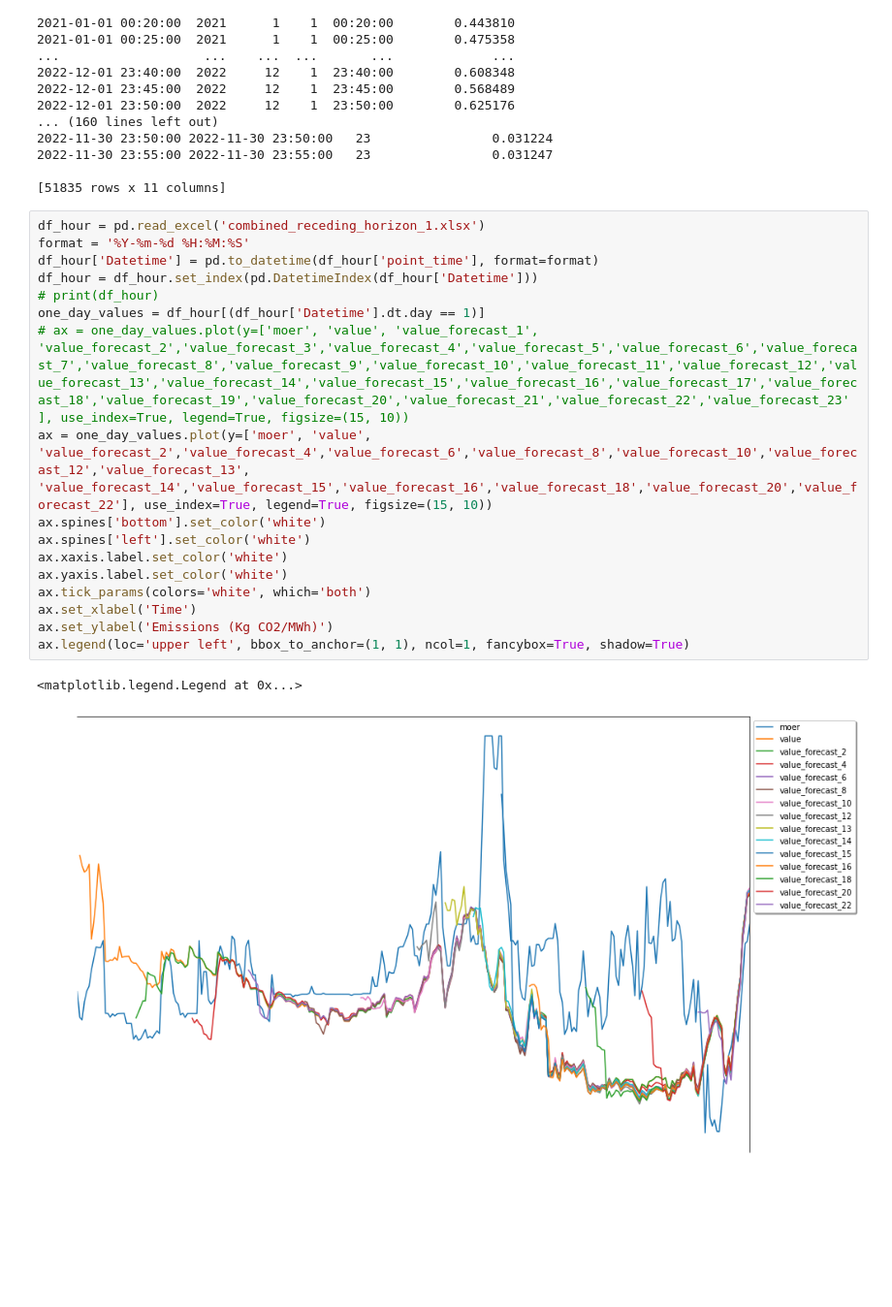
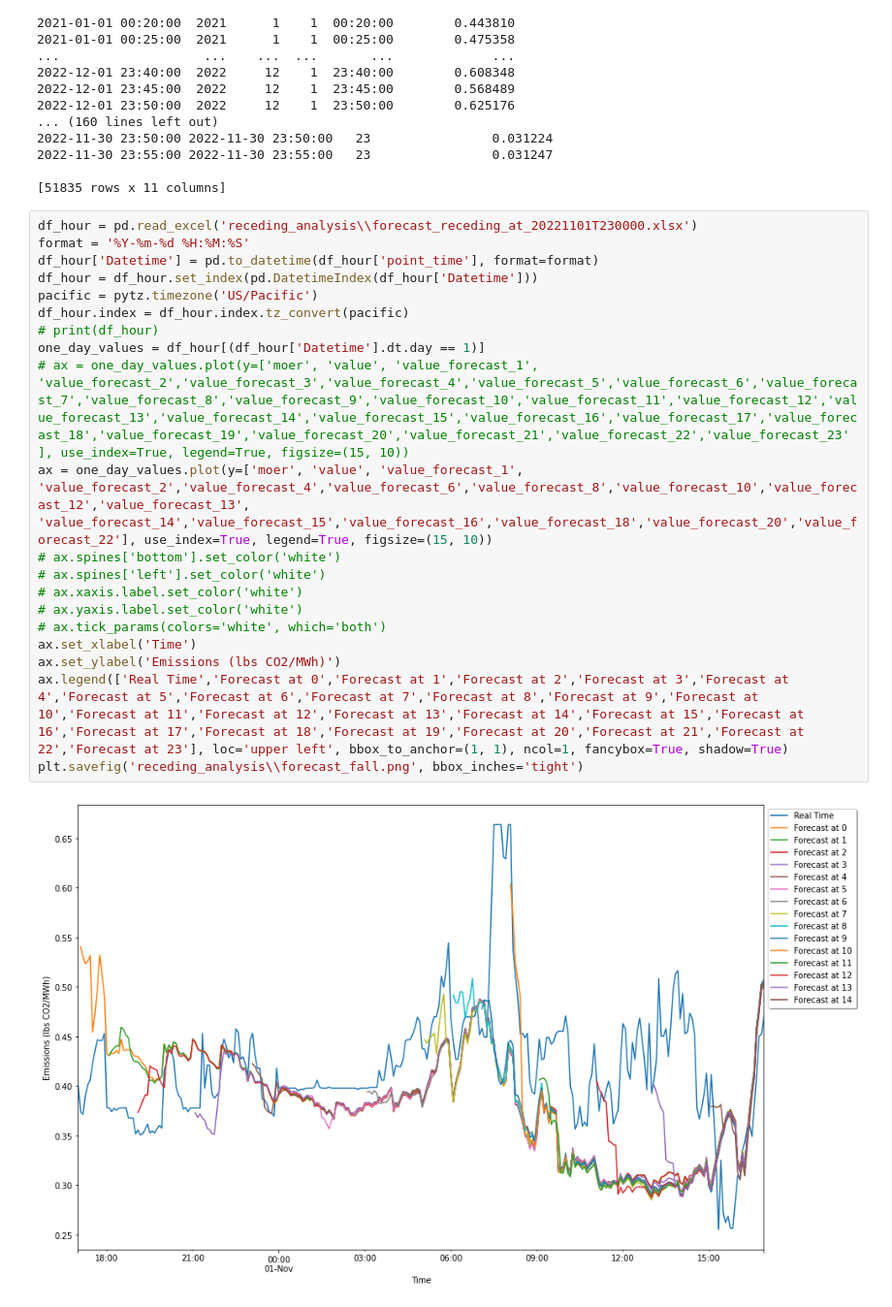
Before and after one commit to ThyanRevolter/CAISO_Emissions_Analysis, a Jupyter notebook: emissions_analysis.ipynb, the cells around one changed output. Shown: that part at 97% size. Saved outputs shown, nothing was run; the diff lists cells and outputs as text; blank space fills up the shorter version.

Commit message:
emission_analysis_add

```diff
--- a/emissions_analysis.ipynb
+++ b/emissions_analysis.ipynb
@@ -199,22 +204,24 @@ Datetime
 
 [51835 rows x 11 columns]
 # %%
-df_hour = pd.read_excel('combined_receding_horizon_1.xlsx')
+df_hour = pd.read_excel('receding_analysis\\forecast_receding_at_20221101T230000.xlsx')
 format = '%Y-%m-%d %H:%M:%S'
 df_hour['Datetime'] = pd.to_datetime(df_hour['point_time'], format=format)
 df_hour = df_hour.set_index(pd.DatetimeIndex(df_hour['Datetime']))
+pacific = pytz.timezone('US/Pacific')
+df_hour.index = df_hour.index.tz_convert(pacific)
 # print(df_hour)
 one_day_values = df_hour[(df_hour['Datetime'].dt.day == 1)]
 # ax = one_day_values.plot(y=['moer', 'value', 'value_forecast_1', 'value_forecast_2','value_forecast_3','value_forecast_4','value_forecast_5','value_forecast_6','value_forecast_7','value_forecast_8','value_forecast_9','value_forecast_10','value_forecast_11','value_forecast_12','value_forecast_13','value_forecast_14','value_forecast_15','value_forecast_16','value_forecast_17','value_forecast_18','value_forecast_19','value_forecast_20','value_forecast_21','value_forecast_22','value_forecast_23' ], use_index=True, legend=True, figsize=(15, 10))
-ax = one_day_values.plot(y=['moer', 'value', 'value_forecast_2','value_forecast_4','value_forecast_6','value_forecast_8','value_forecast_10','value_forecast_12','value_forecast_13', 'value_forecast_14','value_forecast_15','value_forecast_16','value_forecast_18','value_forecast_20','value_forecast_22'], use_index=True, legend=True, figsize=(15, 10))
-ax.spines['bottom'].set_color('white')
-ax.spines['left'].set_color('white')
-ax.xaxis.label.set_color('white')
-ax.yaxis.label.set_color('white')
-ax.tick_params(colors='white', which='both')
+ax = one_day_values.plot(y=['moer', 'value', 'value_forecast_1', 'value_forecast_2','value_forecast_4','value_forecast_6','value_forecast_8','value_forecast_10','value_forecast_12','value_forecast_13', 'value_forecast_14','value_forecast_15','value_forecast_16','value_forecast_18','value_forecast_20','value_forecast_22'], use_index=True, legend=True, figsize=(15, 10))
+# ax.spines['bottom'].set_color('white')
+# ax.spines['left'].set_color('white')
+# ax.xaxis.label.set_color('white')
+# ax.yaxis.label.set_color('white')
+# ax.tick_params(colors='white', which='both')
 ax.set_xlabel('Time')
-ax.set_ylabel('Emissions (Kg CO2/MWh)')
-ax.legend(loc='upper left', bbox_to_anchor=(1, 1), ncol=1, fancybox=True, shadow=True)
+ax.set_ylabel('Emissions (lbs CO2/MWh)')
+ax.legend(['Real Time','Forecast at 0','Forecast at 1','Forecast at 2','Forecast at 3','Forecast at 4','Forecast at 5','Forecast at 6','Forecast at 7','Forecast at 8','Forecast at 9','Forecast at 10','Forecast at 11','Forecast at 12','Forecast at 13','Forecast at 14','Forecast at 15','Forecast at 16','Forecast at 17','Forecast at 18','Forecast at 19','Forecast at 20','Forecast at 21','Forecast at 22','Forecast at 23'], loc='upper left', bbox_to_anchor=(1, 1), ncol=1, fancybox=True, shadow=True)
+plt.savefig('receding_analysis\\forecast_fall.png', bbox_inches='tight')
 # %% [output]
-<matplotlib.legend.Legend at 0x...>
-[figure, old version]
+[figure, new version]
```
Also changed, not shown: parts of 5 cells of this notebook, 11 other files.
